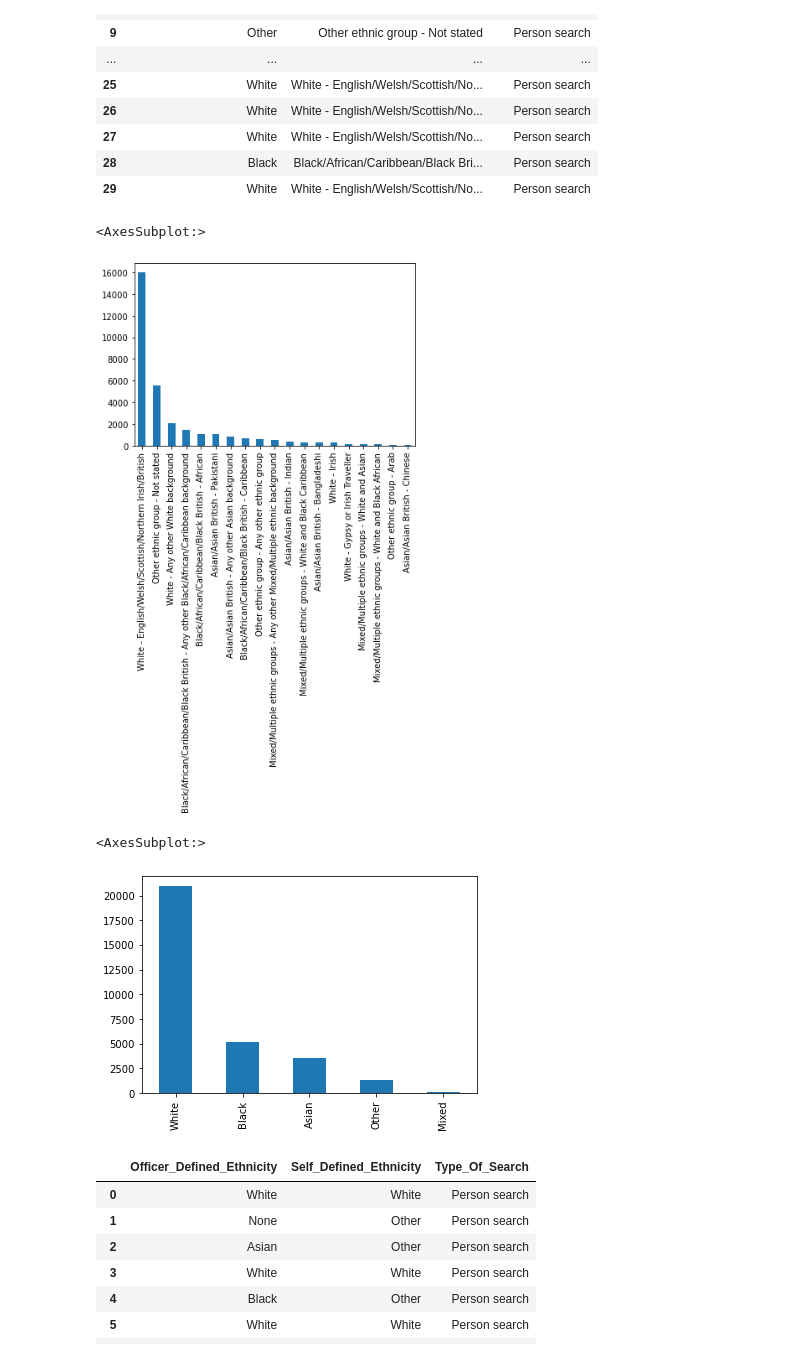
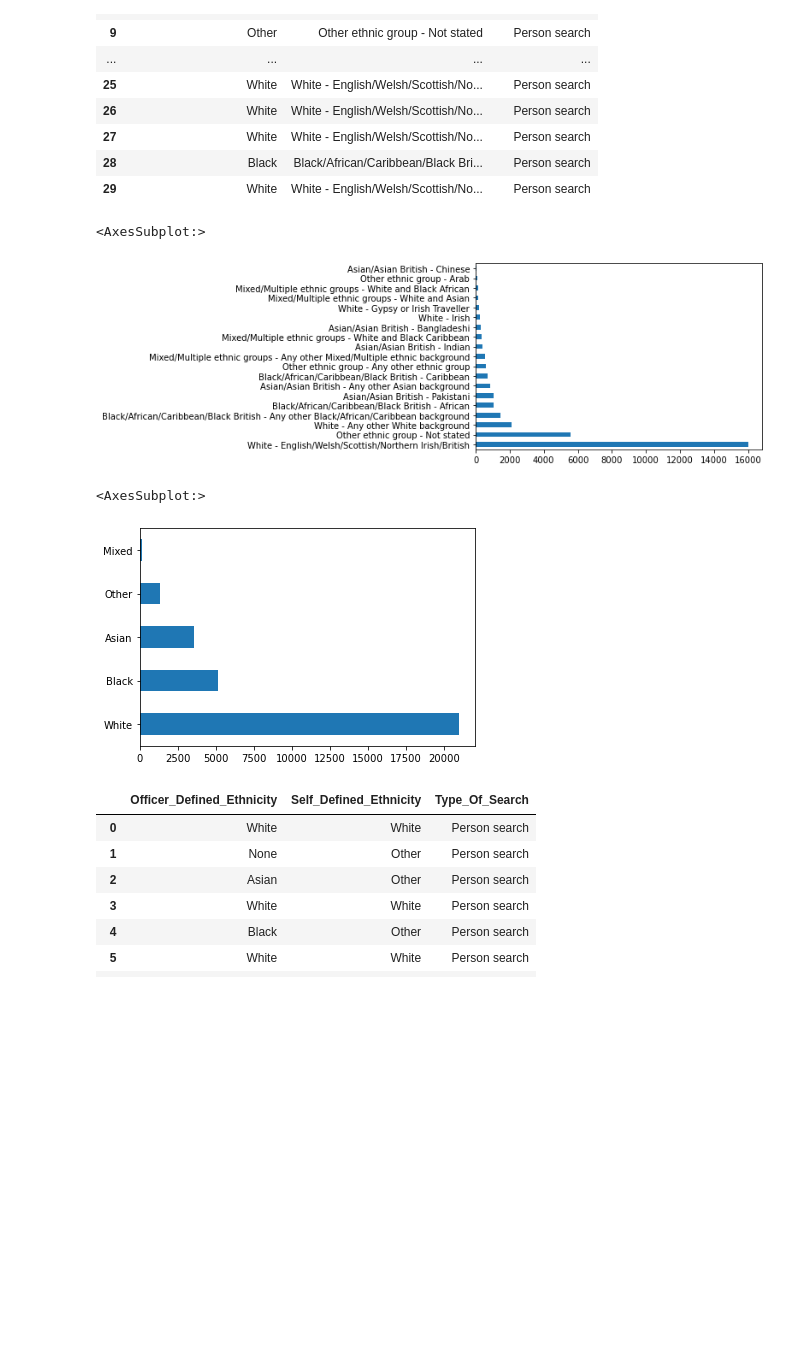
Before and after one commit to Coletterbox/A-Dashboard-Google-Sheets-, a Jupyter notebook: Stop and Search Data.ipynb, the cells around one changed output. Drawn from its saved outputs; the diff is of its cells as text; code cells hidden in the pictures; blank space fills up the shorter version.

Commit message:
Change bar charts to horizontal for easier reading of long labels

```diff
--- a/Stop and Search Data.ipynb
+++ b/Stop and Search Data.ipynb
@@ -89,16 +89,16 @@ df1.head(30)
 | 28 | Black | Black/African/Caribbean/Black Bri... | Person search |
 | 29 | White | White - English/Welsh/Scottish/No... | Person search |
 # %%
-df1['Self_Defined_Ethnicity'].value_counts().plot.bar(x = 'Self_Defined_Ethnicity')
+df1['Self_Defined_Ethnicity'].value_counts().plot.barh(x = 'Self_Defined_Ethnicity')
 # compare with country's demographics
 # %% [output]
 <AxesSubplot:>
-[figure, old version]
+[figure, new version]
 # %%
-df1['Officer_Defined_Ethnicity'].value_counts().plot.bar(x = 'Officer_Defined_Ethnicity')
+df1['Officer_Defined_Ethnicity'].value_counts().plot.barh(x = 'Officer_Defined_Ethnicity')
 # %% [output]
 <AxesSubplot:>
-[figure, old version]
+[figure, new version]
 # %%
 # Adjusting the category names so they're more easily comparable
 df1['Self_Defined_Ethnicity'] = np.where(df1['Self_Defined_Ethnicity'].str.contains('White - '), 'White', df1['Self_Defined_Ethnicity'])
```
Also changed, not shown: parts of 3 cells of this notebook.
